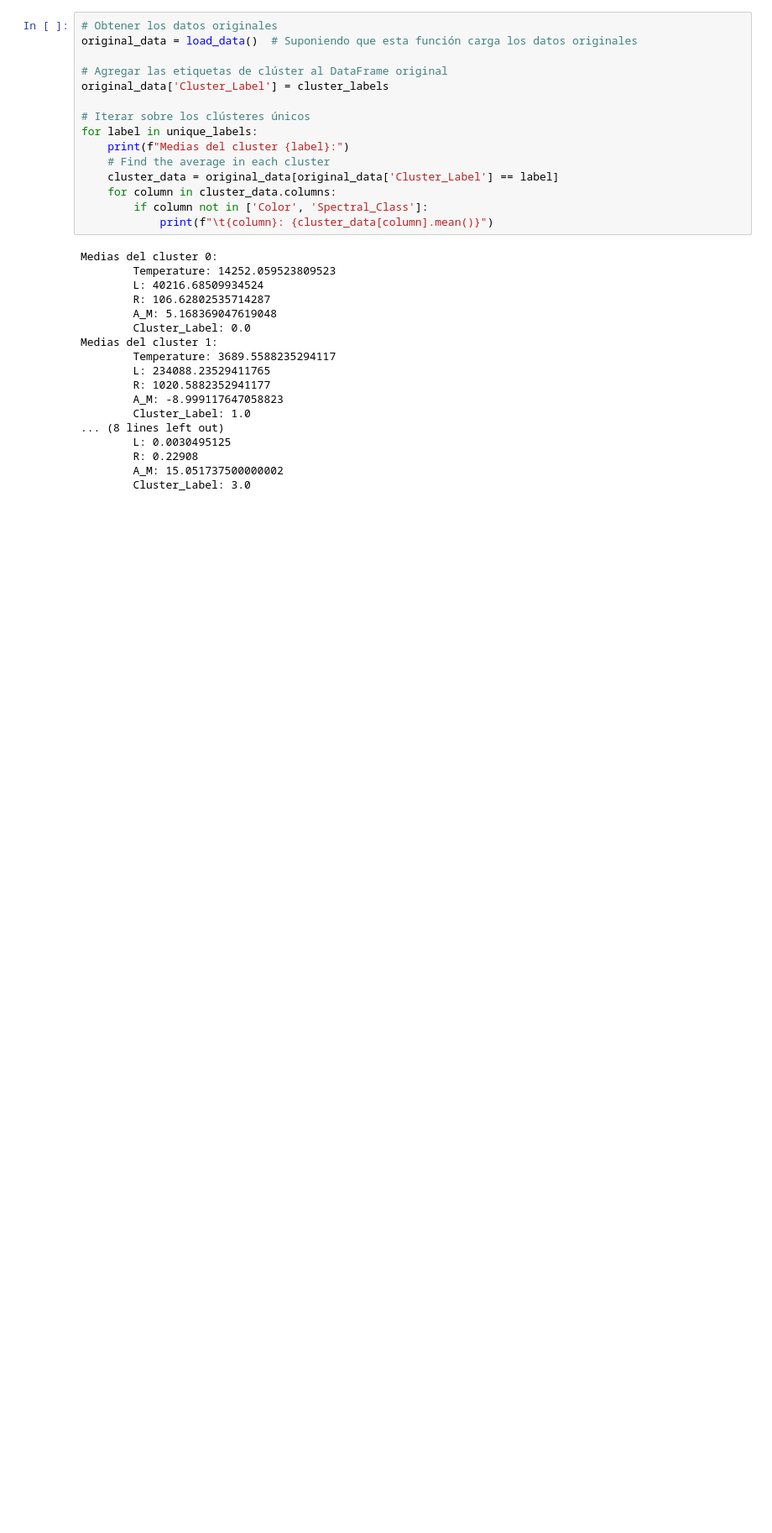
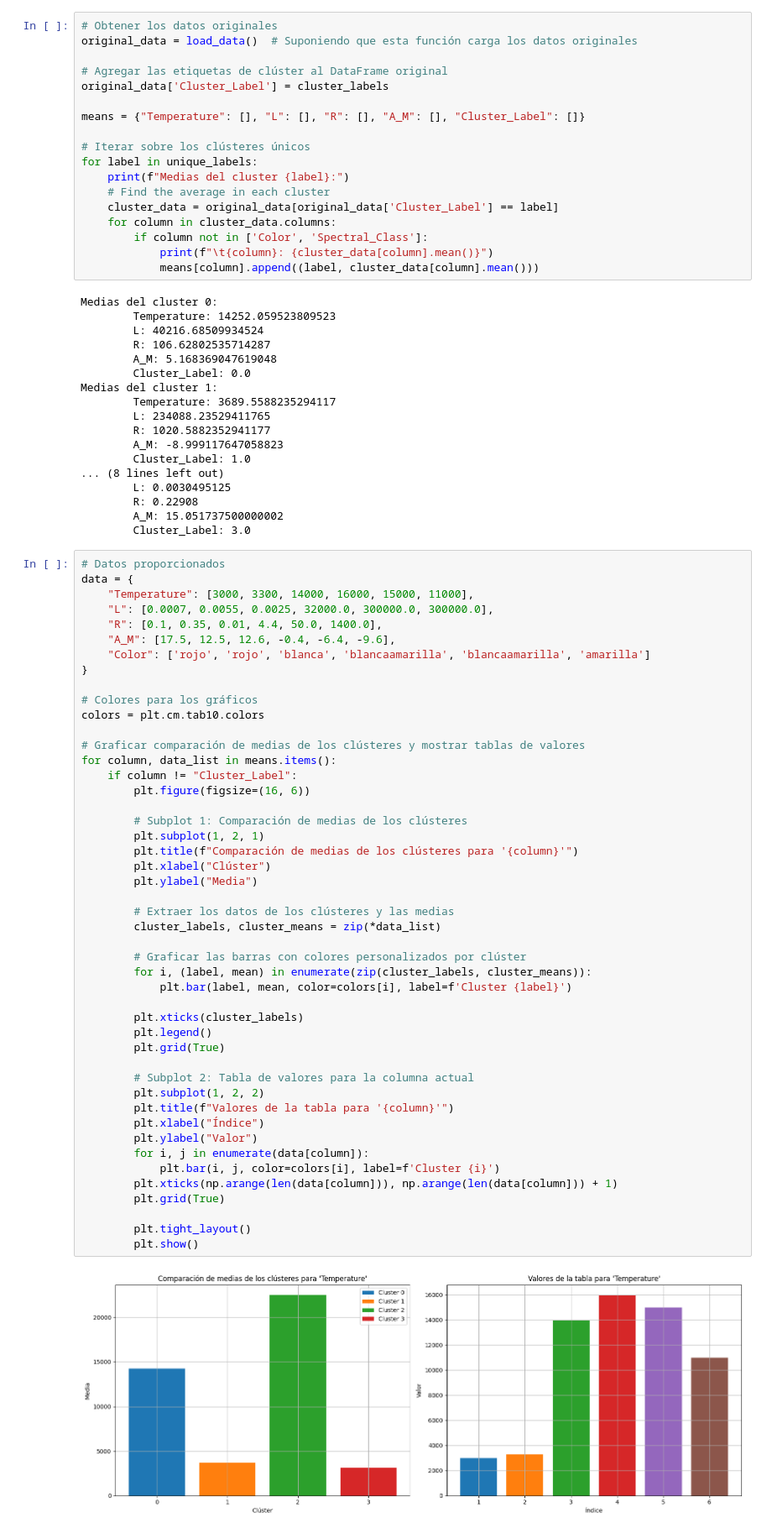
Before and after one commit to 100472175/ML-82-17-2, a Jupyter notebook: Stars.ipynb, the cells around one changed output. Shown: that part at 84% size. Cells and saved outputs as stored; diff of their text form; blank space fills up the shorter version.

Commit message:
Comentarios y comparaciones de los datos con la tabla de ejemplo

```diff
--- a/Stars.ipynb
+++ b/Stars.ipynb
@@ -659,6 +665,8 @@ original_data = load_data()  # Suponiendo que esta función carga los datos orig
 
 # Agregar las etiquetas de clúster al DataFrame original
 original_data['Cluster_Label'] = cluster_labels
+
+means = {"Temperature": [], "L": [], "R": [], "A_M": [], "Cluster_Label": []}
 
 # Iterar sobre los clústeres únicos
 for label in unique_labels:
@@ -668,6 +676,7 @@ for label in unique_labels:
     for column in cluster_data.columns:
         if column not in ['Color', 'Spectral_Class']:
             print(f"\t{column}: {cluster_data[column].mean()}")
+            means[column].append((label, cluster_data[column].mean()))
 # %% [output]
 Medias del cluster 0:
         Temperature: 14252.059523809523
@@ -686,3 +695,52 @@ Medias del cluster 1:
         R: 0.22908
         A_M: 15.051737500000002
         Cluster_Label: 3.0
+# %%
+# Datos proporcionados
+data = {
+    "Temperature": [3000, 3300, 14000, 16000, 15000, 11000],
+    "L": [0.0007, 0.0055, 0.0025, 32000.0, 300000.0, 300000.0],
+    "R": [0.1, 0.35, 0.01, 4.4, 50.0, 1400.0],
+    "A_M": [17.5, 12.5, 12.6, -0.4, -6.4, -9.6],
+    "Color": ['rojo', 'rojo', 'blanca', 'blancaamarilla', 'blancaamarilla', 'amarilla']
+}
+
+# Colores para los gráficos
+colors = plt.cm.tab10.colors
+
+# Graficar comparación de medias de los clústeres y mostrar tablas de valores
+for column, data_list in means.items():
+    if column != "Cluster_Label":
+        plt.figure(figsize=(16, 6))
+
+        # Subplot 1: Comparación de medias de los clústeres
+        plt.subplot(1, 2, 1)
+        plt.title(f"Comparación de medias de los clústeres para '{column}'")
+        plt.xlabel("Clúster")
+        plt.ylabel("Media")
+
+        # Extraer los datos de los clústeres y las medias
+        cluster_labels, cluster_means = zip(*data_list)
+
+        # Graficar las barras con colores personalizados por clúster
+        for i, (label, mean) in enumerate(zip(cluster_labels, cluster_means)):
+            plt.bar(label, mean, color=colors[i], label=f'Cluster {label}')
+
+        plt.xticks(cluster_labels)
+        plt.legend()
+        plt.grid(True)
+
+        # Subplot 2: Tabla de valores para la columna actual
+        plt.subplot(1, 2, 2)
+        plt.title(f"Valores de la tabla para '{column}'")
+        plt.xlabel("Índice")
+        plt.ylabel("Valor")
+        for i, j in enumerate(data[column]):
+            plt.bar(i, j, color=colors[i], label=f'Cluster {i}')
+        plt.xticks(np.arange(len(data[column])), np.arange(len(data[column])) + 1)
+        plt.grid(True)
+
+        plt.tight_layout()
+        plt.show()
+# %% [output]
+[figure, added]
```
Also changed, not shown: parts of 21 cells of this notebook.
